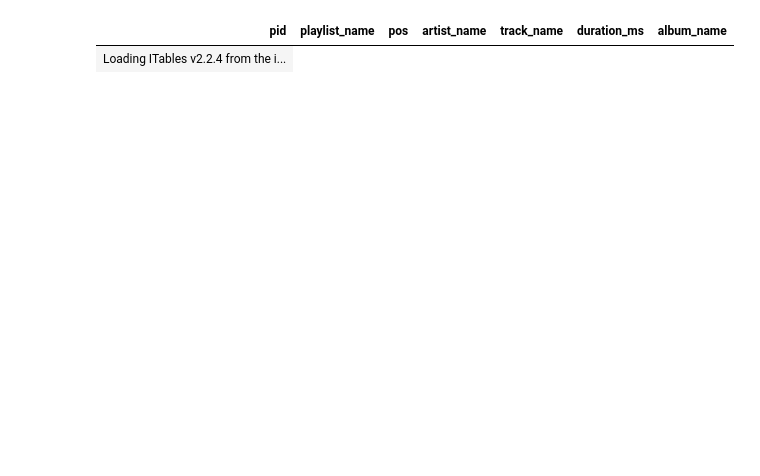
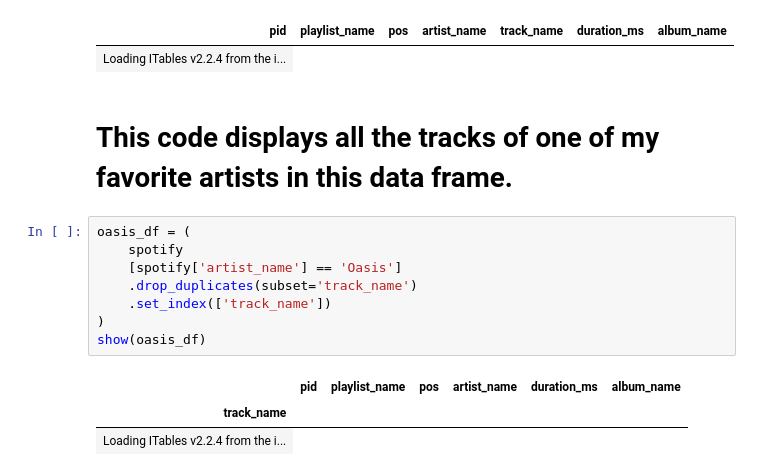
Before and after one commit to rhorn15/rhorn15.github.io, a Jupyter notebook: posts/Spotify 2025/index.ipynb, the cells around one changed output. Saved outputs shown, nothing was run; the diff lists cells and outputs as text; blank space fills up the shorter version.

Commit message:
adding oasis tracks

```diff
--- a/posts/Spotify 2025/index.ipynb
+++ b/posts/Spotify 2025/index.ipynb
@@ -22,3 +22,17 @@ show(spotify)
 [interactive output not drawn]
 | pid | playlist_name | pos | artist_name | track_name | duration_ms | album_name |
 | Loading ITables v2.2.4 from the i... |
+# %% [markdown]
+# This code displays all the tracks of one of my favorite artists in this data frame.
+# %%
+oasis_df = (
+    spotify
+    [spotify['artist_name'] == 'Oasis']
+    .drop_duplicates(subset='track_name')
+    .set_index(['track_name'])
+)
+show(oasis_df)
+# %% [output]
+|  | pid | playlist_name | pos | artist_name | duration_ms | album_name |
+| track_name |  |  |  |  |  |  |
+| Loading ITables v2.2.4 from the i... |
```
Also changed, not shown: parts of 1 cell of this notebook, 4 other files.
